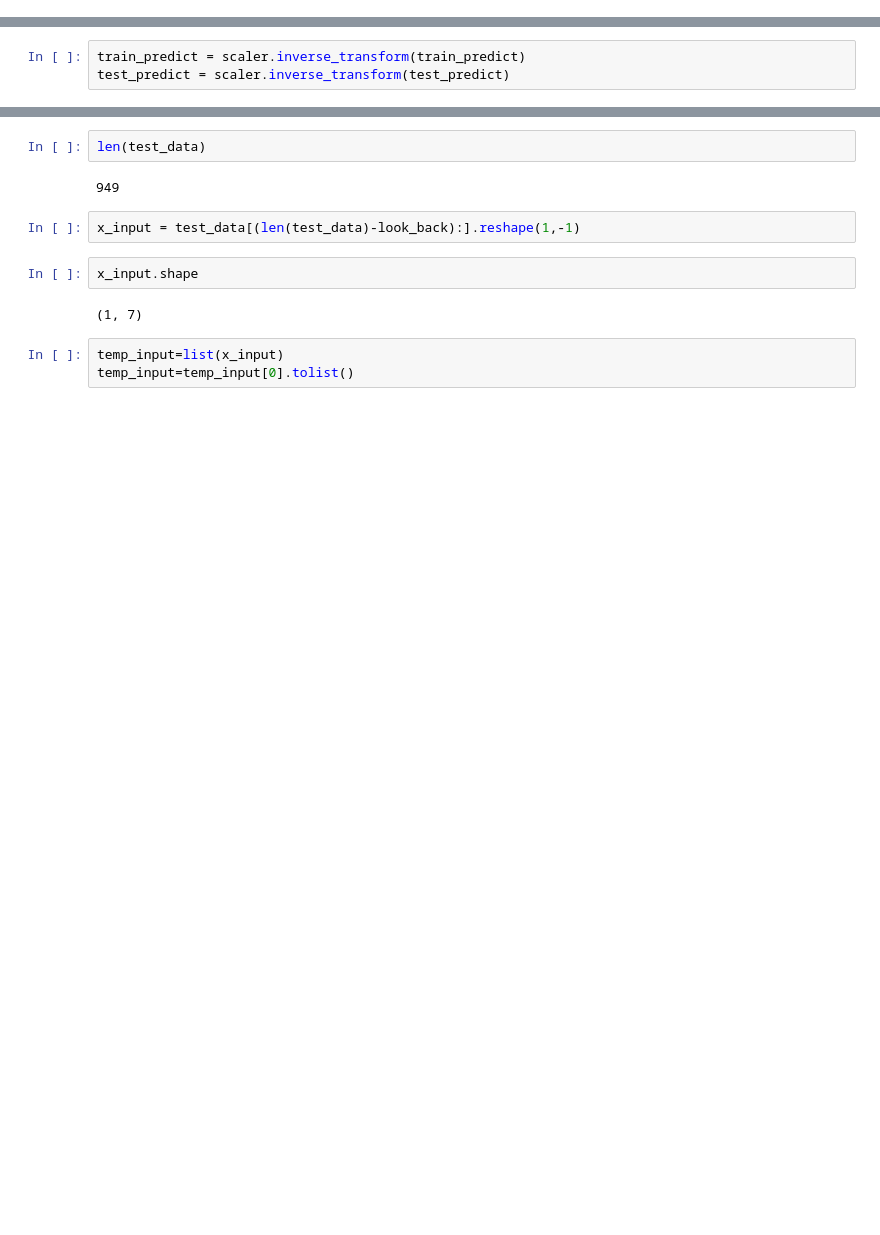
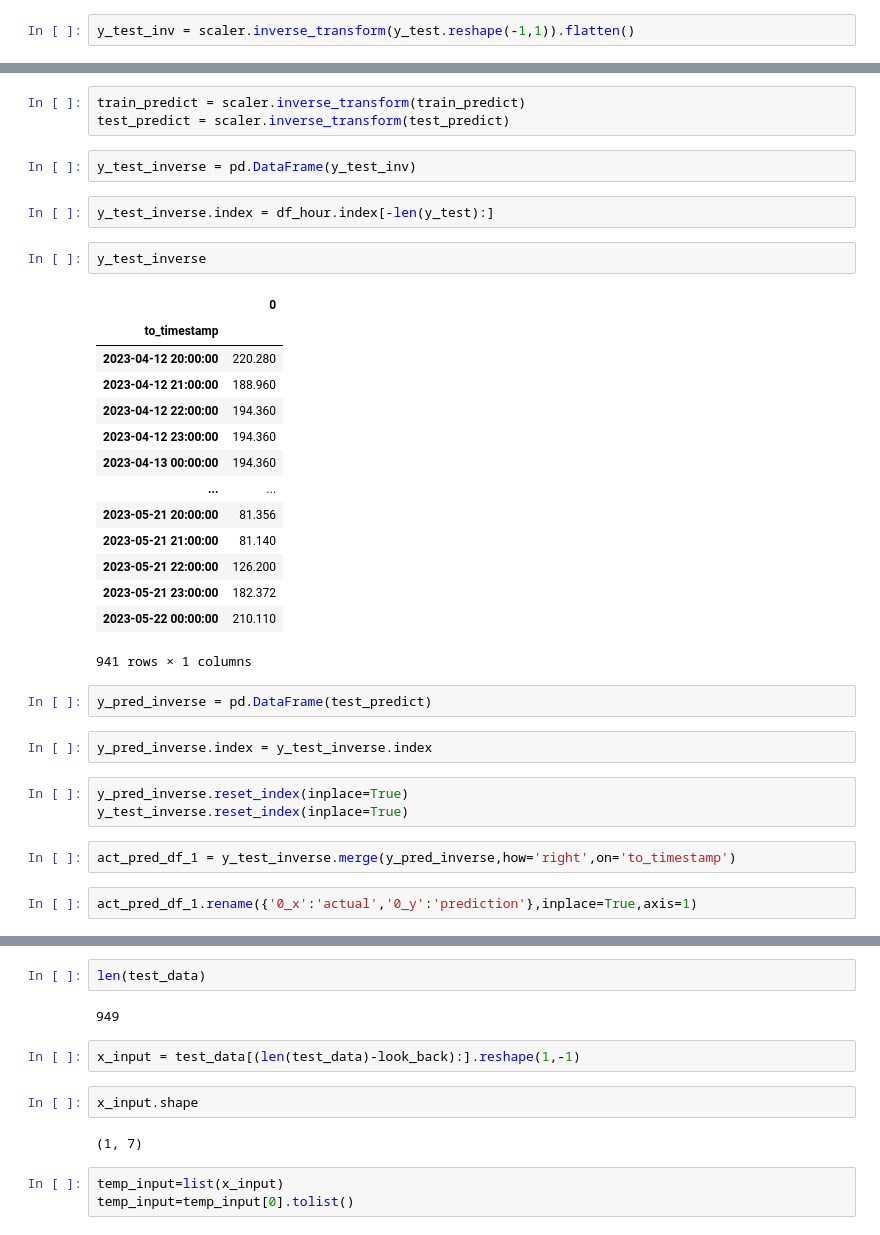
Before and after one commit to Abhishek-singh996/Personal_projects, a Jupyter notebook: Asphalt_project/drum_shell_temp.ipynb, the cells around one changed output, grey strips where cells are left out. Cells and saved outputs as stored; diff of their text form; blank space fills up the shorter version.

```diff
--- a/Asphalt_project/drum_shell_temp.ipynb
+++ b/Asphalt_project/drum_shell_temp.ipynb
@@ -208,0 +199,2 @@ test_predict = model.predict(X_test)
+# %%
+y_test_inv = scaler.inverse_transform(y_test.reshape(-1,1)).flatten()
@@ -209,3 +214,35 @@ test_predict = model.predict(X_test)
 # %%
 train_predict = scaler.inverse_transform(train_predict)
 test_predict = scaler.inverse_transform(test_predict)
+# %%
+y_test_inverse = pd.DataFrame(y_test_inv)
+# %%
+y_test_inverse.index = df_hour.index[-len(y_test):]
+# %%
+y_test_inverse
+# %% [output]
+|  | 0 |
+| to_timestamp |  |
+| 2023-04-12 20:00:00 | 220.280 |
+| 2023-04-12 21:00:00 | 188.960 |
+| 2023-04-12 22:00:00 | 194.360 |
+| 2023-04-12 23:00:00 | 194.360 |
+| 2023-04-13 00:00:00 | 194.360 |
+| ... | ... |
+| 2023-05-21 20:00:00 | 81.356 |
+| 2023-05-21 21:00:00 | 81.140 |
+| 2023-05-21 22:00:00 | 126.200 |
+| 2023-05-21 23:00:00 | 182.372 |
+| 2023-05-22 00:00:00 | 210.110 |
+941 rows × 1 columns
+# %%
+y_pred_inverse = pd.DataFrame(test_predict)
+# %%
+y_pred_inverse.index = y_test_inverse.index
+# %%
+y_pred_inverse.reset_index(inplace=True)
+y_test_inverse.reset_index(inplace=True)
+# %%
+act_pred_df_1 = y_test_inverse.merge(y_pred_inverse,how='right',on='to_timestamp')
+# %%
+act_pred_df_1.rename({'0_x':'actual','0_y':'prediction'},inplace=True,axis=1)
```
Also changed, not shown: parts of 25 cells of this notebook, 25 other files.
